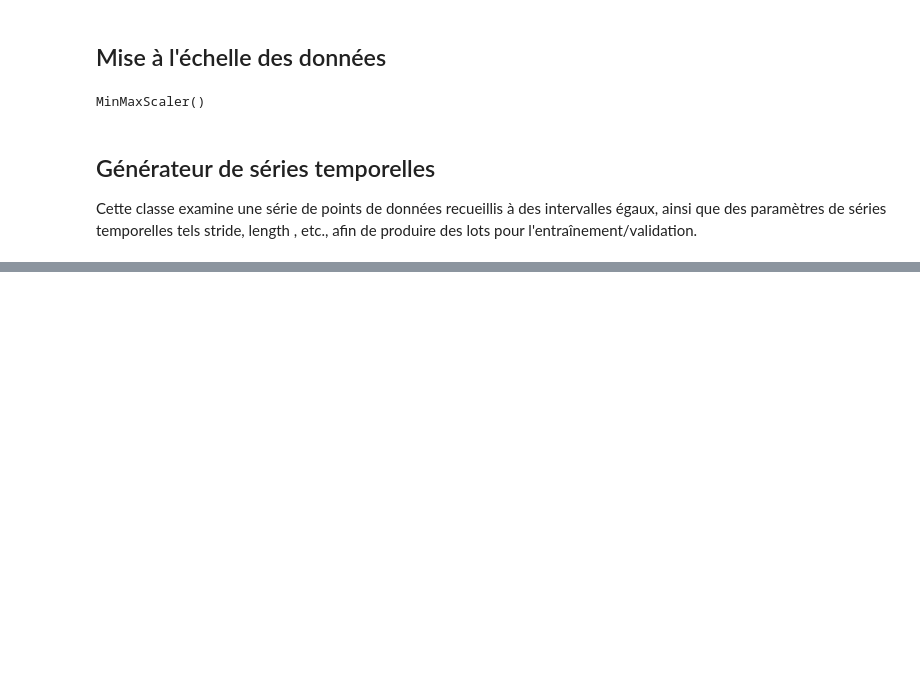
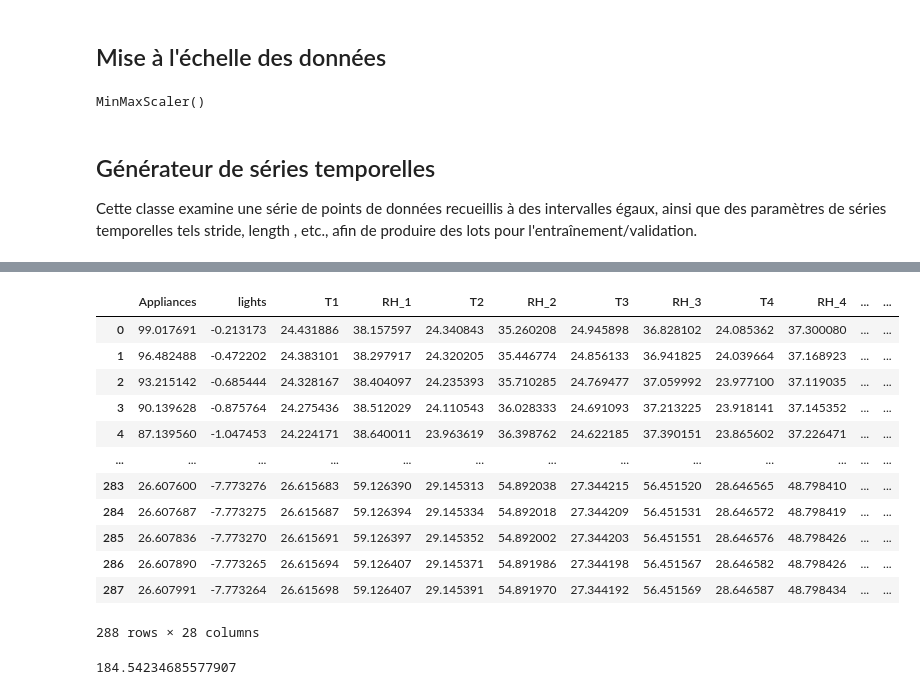
Before and after one commit to mouminaa/RNN, a Jupyter notebook: RNN_Mulitivaria.ipynb, the cells around one changed output, grey strips where cells are left out. Saved outputs shown, nothing was run; the diff lists cells and outputs as text; code cells hidden in the pictures; blank space fills up the shorter version.

```diff
--- a/RNN_Mulitivaria.ipynb
+++ b/RNN_Mulitivaria.ipynb
@@ -120,0 +342,17 @@ generator = TimeseriesGenerator(scaled_train, scaled_train,
+# %%
+n_features = scaled_train.shape[1]
+test_predictions = []
+
+first_eval_batch = scaled_train[-length:]
+current_batch = first_eval_batch.reshape((1, length, n_features))
+
+for i in range(len(test)):
+
+    # obtenir la prédiction avec 1 timestamp d'avance ([0] pour ne saisir que le nombre au lieu de [array])
+    current_pred = model.predict(current_batch)[0]
+
+    # stocker la prédiction
+    test_predictions.append(current_pred)
+
+    # mise à jour du batch pour inclure maintenant la prédiction et supprimer la première valeur
+    current_batch = np.append(current_batch[:,1:,:],[[current_pred]],axis=1)
@@ -120,0 +424,2 @@ generator = TimeseriesGenerator(scaled_train, scaled_train,
+# %%
+true_predictions = scaler.inverse_transform(test_predictions)
@@ -120,0 +461,16 @@ generator = TimeseriesGenerator(scaled_train, scaled_train,
+# %%
+true_predictions
+# %% [output]
+|  | Appliances | lights | T1 | RH_1 | T2 | RH_2 | T3 | RH_3 | T4 | RH_4 | ... | ... |
+| 0 | 99.017691 | -0.213173 | 24.431886 | 38.157597 | 24.340843 | 35.260208 | 24.945898 | 36.828102 | 24.085362 | 37.300080 | ... | ... |
+| 1 | 96.482488 | -0.472202 | 24.383101 | 38.297917 | 24.320205 | 35.446774 | 24.856133 | 36.941825 | 24.039664 | 37.168923 | ... | ... |
+| 2 | 93.215142 | -0.685444 | 24.328167 | 38.404097 | 24.235393 | 35.710285 | 24.769477 | 37.059992 | 23.977100 | 37.119035 | ... | ... |
+| 3 | 90.139628 | -0.875764 | 24.275436 | 38.512029 | 24.110543 | 36.028333 | 24.691093 | 37.213225 | 23.918141 | 37.145352 | ... | ... |
+| 4 | 87.139560 | -1.047453 | 24.224171 | 38.640011 | 23.963619 | 36.398762 | 24.622185 | 37.390151 | 23.865602 | 37.226471 | ... | ... |
+| ... | ... | ... | ... | ... | ... | ... | ... | ... | ... | ... | ... | ... |
+| 283 | 26.607600 | -7.773276 | 26.615683 | 59.126390 | 29.145313 | 54.892038 | 27.344215 | 56.451520 | 28.646565 | 48.798410 | ... | ... |
+| 284 | 26.607687 | -7.773275 | 26.615687 | 59.126394 | 29.145334 | 54.892018 | 27.344209 | 56.451531 | 28.646572 | 48.798419 | ... | ... |
+| 285 | 26.607836 | -7.773270 | 26.615691 | 59.126397 | 29.145352 | 54.892002 | 27.344203 | 56.451551 | 28.646576 | 48.798426 | ... | ... |
+| 286 | 26.607890 | -7.773265 | 26.615694 | 59.126407 | 29.145371 | 54.891986 | 27.344198 | 56.451567 | 28.646582 | 48.798426 | ... | ... |
+| 287 | 26.607991 | -7.773264 | 26.615698 | 59.126407 | 29.145391 | 54.891970 | 27.344192 | 56.451569 | 28.646587 | 48.798434 | ... | ... |
+288 rows × 28 columns
@@ -120,0 +485,4 @@ generator = TimeseriesGenerator(scaled_train, scaled_train,
+# %%
+rmse
+# %% [output]
+184.54234685577907
```
Also changed, not shown: parts of 45 cells of this notebook.
